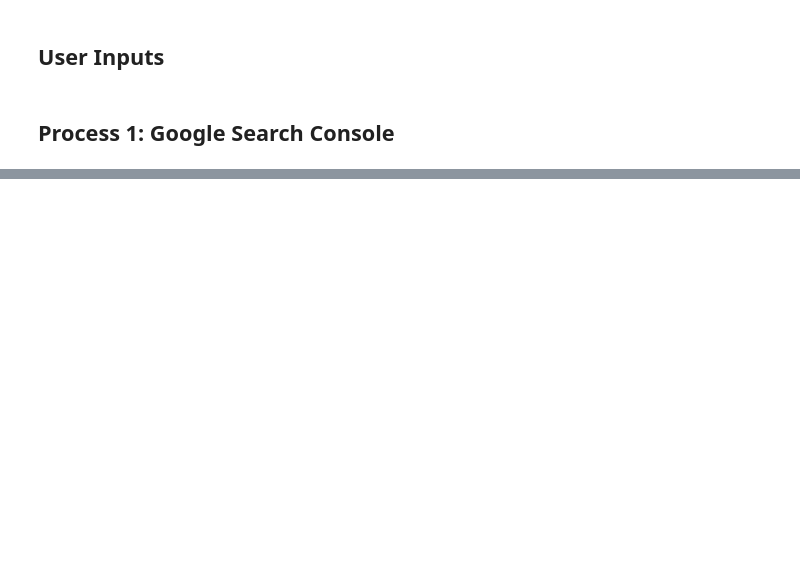
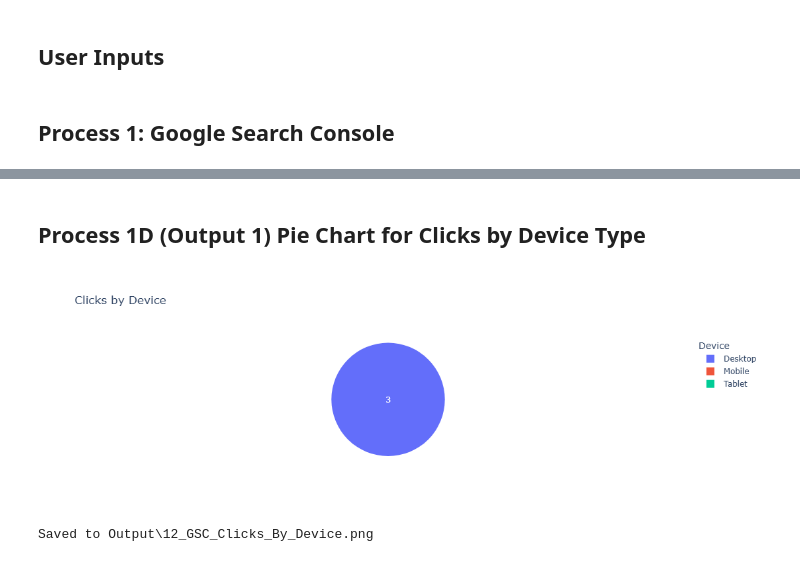
Before and after one commit to samjoshuacs/jemreports, a Jupyter notebook: system.ipynb, the cells around one changed output, grey strips where cells are left out. Cells and saved outputs as stored; diff of their text form; code cells hidden in the pictures; blank space fills up the shorter version.

Commit message:
Google Search Console Processes Print and Save

```diff
--- a/system.ipynb
+++ b/system.ipynb
@@ -45,8 +50,15 @@ except Exception as e:
 # %%
 # Process
-total_number_of_queries = df.shape[0]
+total_number_of_queries = df_queries.shape[0]
 
 # Print Results
 print(f"Total Number of Queries: {total_number_of_queries}")
+
+# Save to TXT
+if save_csv_files:
+    os.makedirs(output_folder, exist_ok=True)
+    with open(f'{output_folder}/1_GSC_Total_Queries.txt', 'w') as f:
+        f.write(f"Total Number of Queries: {total_number_of_queries}\n")
+    print(f"Saved to {output_folder}/1_GSC_Total_Queries.txt")
 # %% [output]
 Total Number of Queries: 393
@@ -128,10 +153,10 @@ Saved to Output/Top_10_Queries_By_Clicks.csv
 # %%
 # Process
-def get_top_queries_by_impressions(df, queries_with_most_impressions=15):
-    top_impressions_df = df.sort_values(by='Impressions', ascending=False).head(queries_with_most_impressions)
+def get_top_queries_by_impressions(df_queries, queries_with_most_impressions=15):
+    top_impressions_df = df_queries.sort_values(by='Impressions', ascending=False).head(queries_with_most_impressions)
     return top_impressions_df
 
-top_impressions = get_top_queries_by_impressions(df, queries_with_most_impressions)
+top_impressions = get_top_queries_by_impressions(df_queries, queries_with_most_impressions)
 top_impressions = top_impressions.reset_index(drop=True)
 top_impressions.insert(0, 'Rank', top_impressions.index + 1)
 
@@ -141,10 +166,9 @@ print(top_impressions[['Rank', 'Top queries', 'Impressions', 'Clicks', 'CTR', 'P
 
 # Save to CSV
 if save_csv_files:
-    output_folder = "Output"
     os.makedirs(output_folder, exist_ok=True)
-    top_impressions.to_csv(f'{output_folder}/Top_{queries_with_most_impressions}_Queries_By_Impressions.csv', index=False)
-    print(f"Saved to {output_folder}/Top_{queries_with_most_impressions}_Queries_By_Impressions.csv")
+    top_impressions.to_csv(f'{output_folder}/6_GSC_Top_{queries_with_most_impressions}_Queries_By_Impressions.csv', index=False)
+    print(f"Saved to {output_folder}/6_GSC_Top_{queries_with_most_impressions}_Queries_By_Impressions.csv")
 # %% [output]
 Top 15 Queries with the Most Impressions:
     Rank                               Top queries  Impressions  Clicks  \
@@ -165,0 +328,42 @@ Saved to Output/Top_15_Queries_By_Impressions.csv
+# %% [markdown]
+## Process 1D (Output 1) Pie Chart for Clicks by Device Type
+# %%
+def plot_clicks_by_device(output_folder=".", save_charts=False):
+
+    # Process
+    fig = px.pie(
+        df_devices,
+        names="Device",
+        values="Clicks",
+        title="Clicks by Device",
+        hole=0,
+    )
+
+    fig.update_traces(
+        textinfo='value',
+        textposition='inside',
+        pull=[0.05]*len(df_devices),
+        insidetextorientation='auto',
+        showlegend=True
+    )
+
+    fig.update_layout(
+        uniformtext_minsize=12,
+        uniformtext_mode='hide',
+        legend_title_text="Device",
+    )
+
+    # Print Results
+    fig.show()
+
+    # Save Chart
+    if save_charts:
+        os.makedirs(output_folder, exist_ok=True)
+        file_path = os.path.join(output_folder, "12_GSC_Clicks_By_Device.png")
+        fig.write_image(file_path)
+        print(f"Saved to {file_path}")
+
+plot_clicks_by_device(output_folder="Output", save_charts=True)
+# %% [output]
+[figure, added]
+Saved to Output\12_GSC_Clicks_By_Device.png
```
Also changed, not shown: parts of 21 cells of this notebook, 3 other files.
